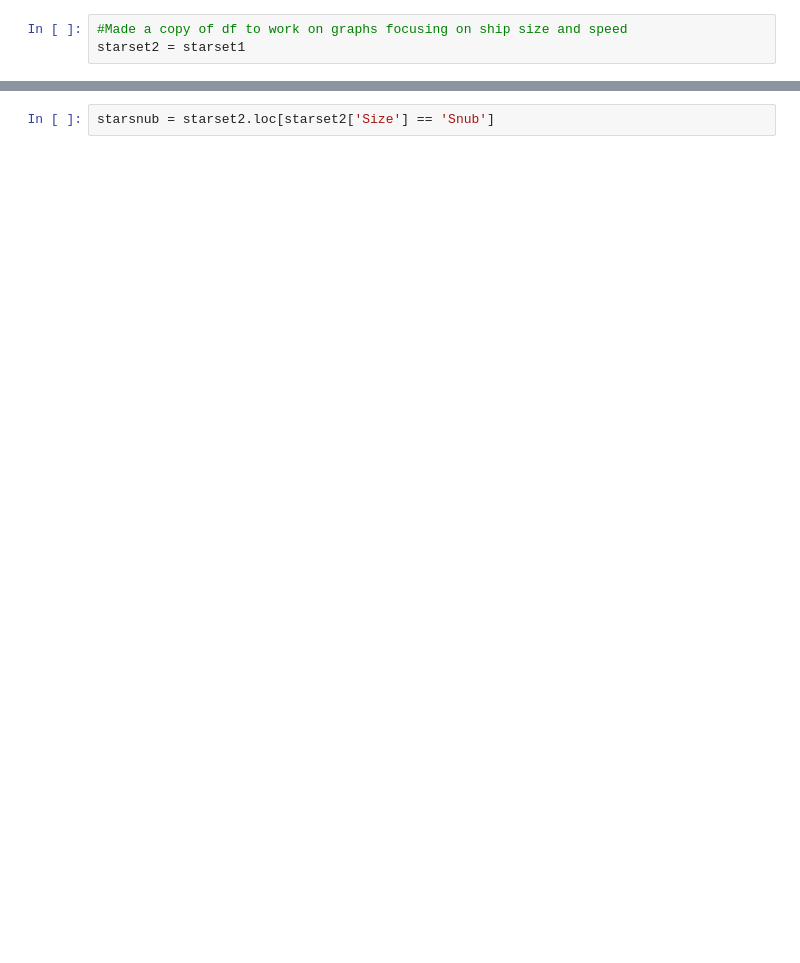
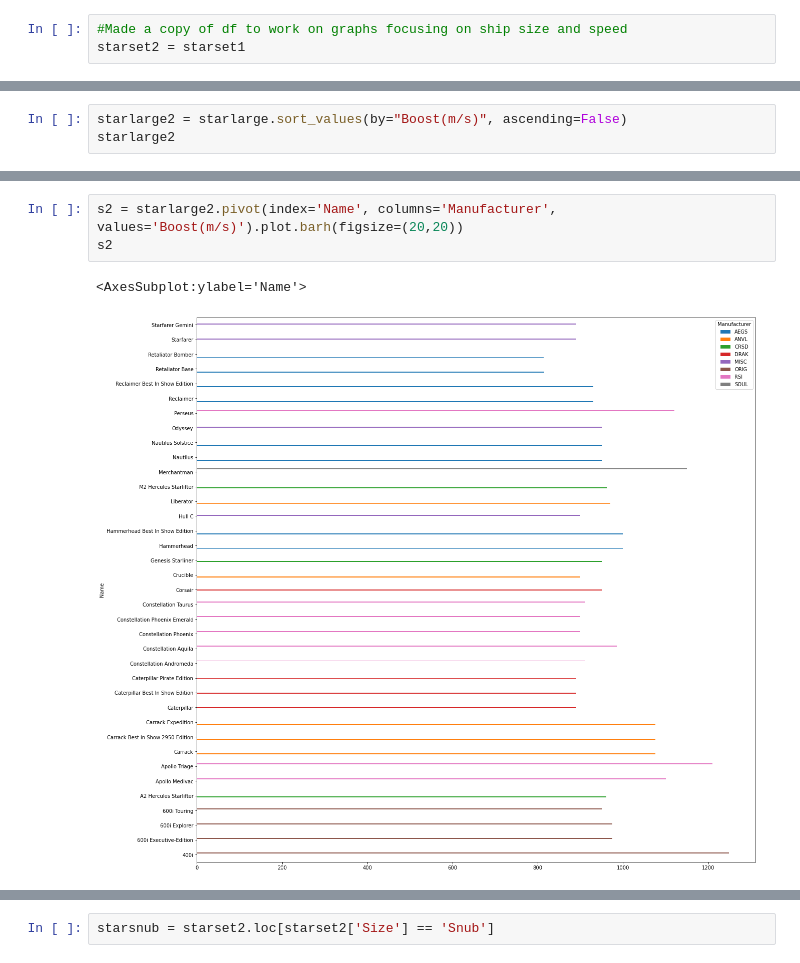
Before and after one commit to DINHC/starcitizen, a Jupyter notebook: stargraph.ipynb, the cells around one changed output, grey strips where cells are left out. Saved outputs shown, nothing was run; the diff lists cells and outputs as text; blank space fills up the shorter version.

```diff
--- a/stargraph.ipynb
+++ b/stargraph.ipynb
@@ -220,0 +223,3 @@ plt.show()
+# %%
+starlarge2 = starlarge.sort_values(by="Boost(m/s)", ascending=False)
+starlarge2
@@ -238,3 +268,9 @@ AttributeError: 'AxesSubplot' object has no attribute 'sort_values'
+# %%
+s2 = starlarge2.pivot(index='Name', columns='Manufacturer', values='Boost(m/s)').plot.barh(figsize=(20,20))
+s2
+# %% [output]
+<AxesSubplot:ylabel='Name'>
+[figure, added]
 # %%
 #The 3 fastest ships in terms of combat speed are Carrack (including variants), Apollo Triage, and Merchantman
 #The 3 slowest ships in terms of combat speed are Odyssey, Void, and Starfarer Gemini
```
Also changed, not shown: parts of 21 cells of this notebook.
